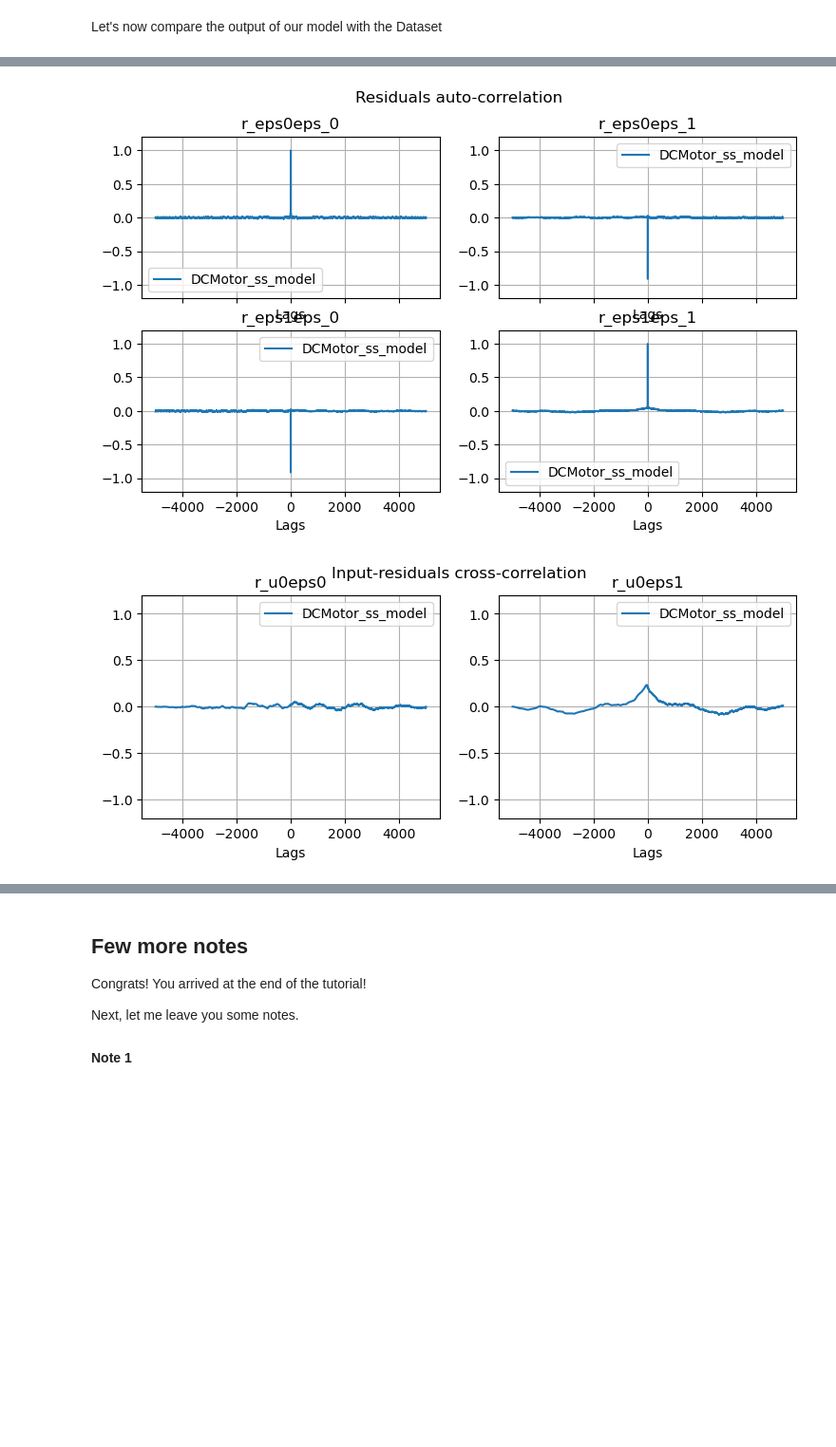
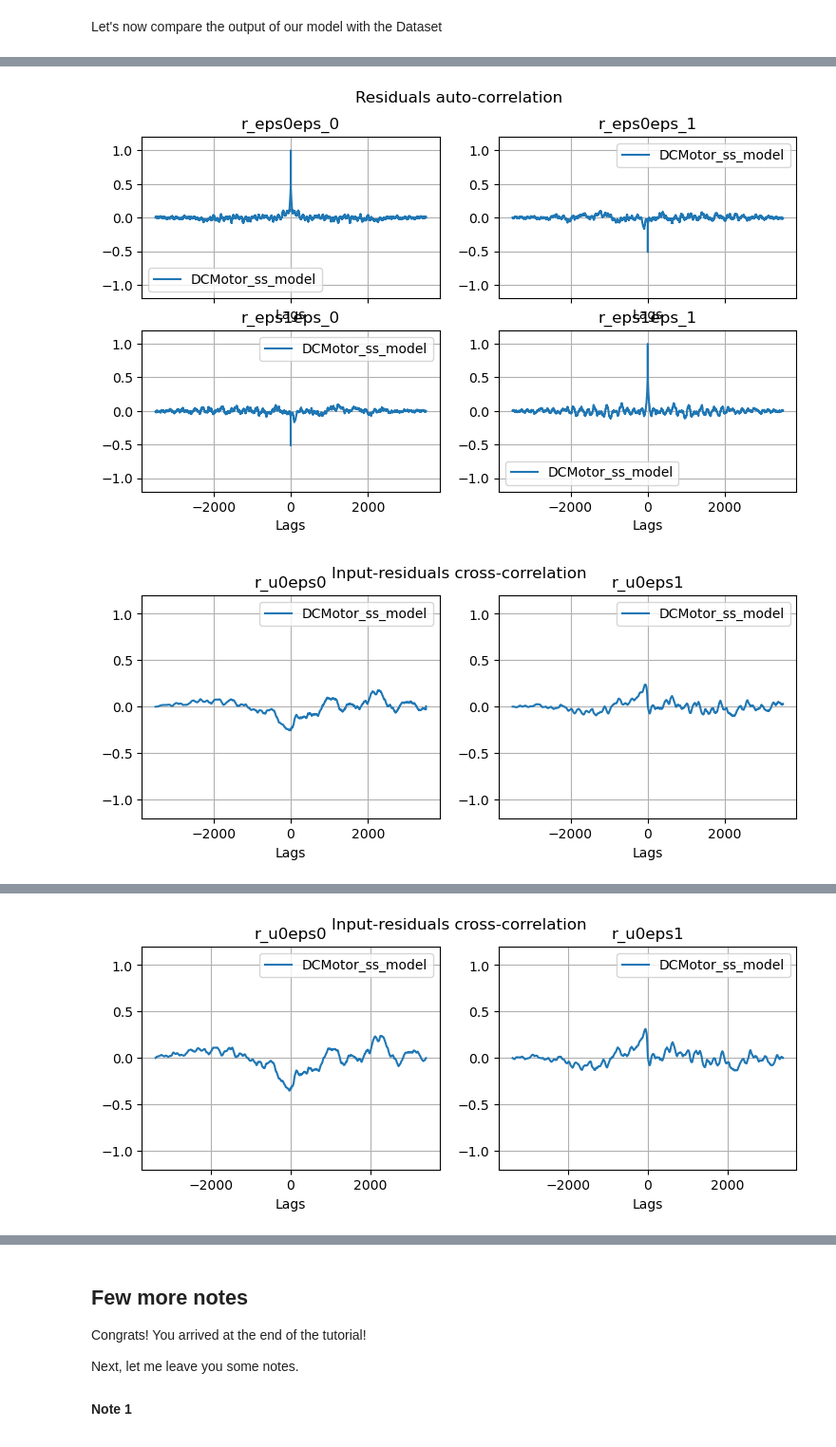
Before and after one commit to ubaldot/dymoval, a Jupyter notebook: src/dymoval_tutorial/dymoval_tutorial.ipynb, the cells around one changed output, grey strips where cells are left out. Shown at 95% size. Cells and saved outputs as stored; diff of their text form; code cells hidden in the pictures; blank space fills up the shorter version.

```diff
--- a/src/dymoval_tutorial/dymoval_tutorial.ipynb
+++ b/src/dymoval_tutorial/dymoval_tutorial.ipynb
@@ -88,6 +87,6 @@ ds = dmv.Dataset(
     u_names,
     y_names,
     target_sampling_period=0.01,
-    tin = 30,
-    tout = 80.0
+    tin = 40,
+    tout = 75.0
 )
@@ -202,7 +203,7 @@ from  DCMotorModel import DCMotor_dt
 import control as ct
 
 # Simulate model
-res = ct.forced_response(DCMotor_dt, X0=[0.1,0,-750], U = u)
+res = ct.forced_response(DCMotor_dt, X0=[0.0,0, 0], U = u)
 y_sim = res.y.T[:,[0,2]]
 # %% [markdown]
 Next, we append the simulation results `y_sim` to the *ValidationSession* object `vs`.
@@ -236,0 +241,4 @@ Let's take a visual inspection of the residuals.
+# %%
+vs1 = vs.trim(1,35)
+vs1.plot_simulations(dataset="out")
+vs1.validation_results
@@ -237,5 +255,6 @@ Let's take a visual inspection of the residuals.
 # %%
 _= vs.plot_residuals(layout="none")
+_= vs1.plot_residuals(layout="none")
 # %% [output]
-[figure, old version]
+[figure, new version]
-[figure, old version]
+[figure, new version]
@@ -242 +262,2 @@ _= vs.plot_residuals(layout="none")
+[figure, added]
 # %% [markdown]
```
Also changed, not shown: parts of 29 cells of this notebook, 2 other files.
